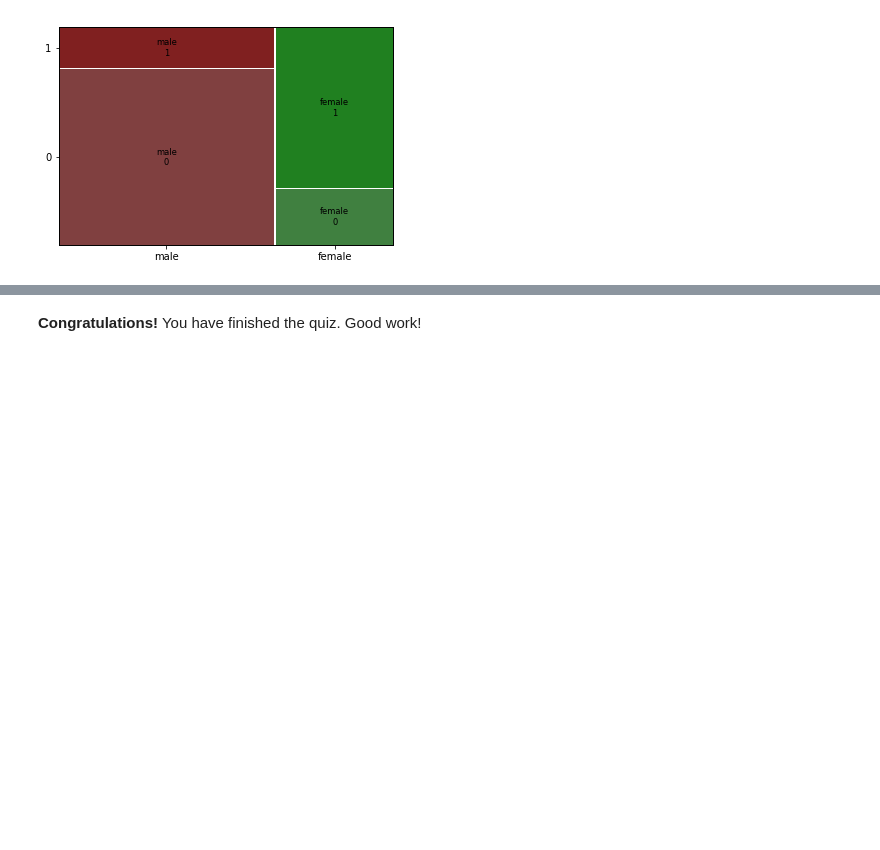
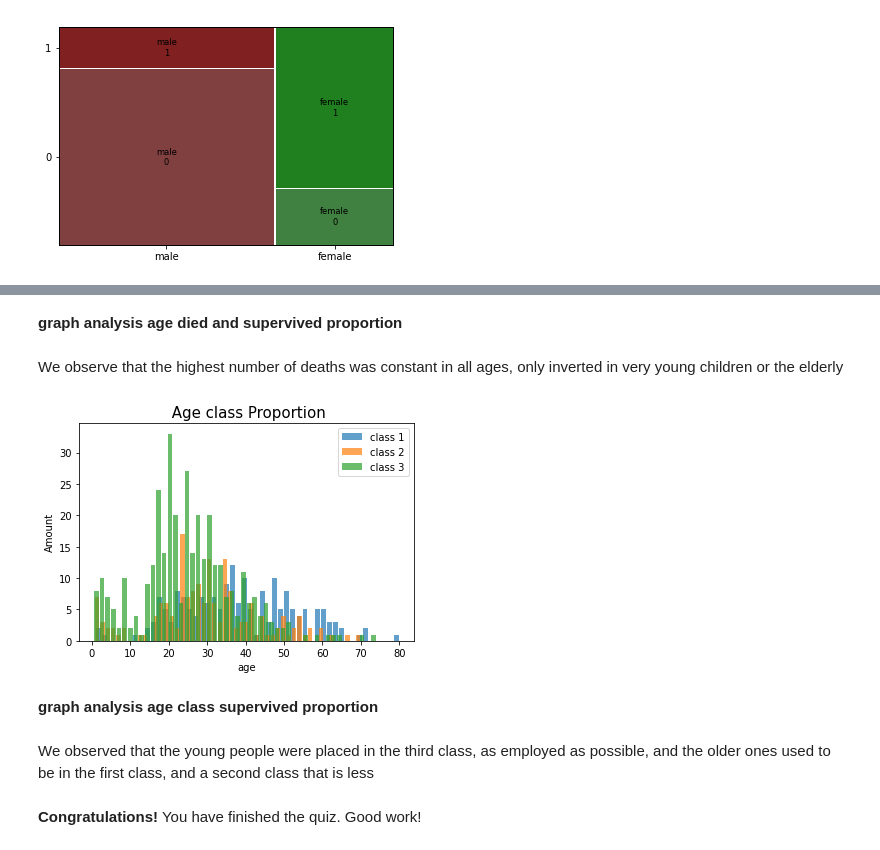
Before and after one commit to ycaparicioa/MetNumUN2023I, a Jupyter notebook: Quiz3/ycaparicioa_Quiz_3_Python_Pandas_UNCode.ipynb, the cells around one changed output, grey strips where cells are left out. Drawn from its saved outputs; the diff is of its cells as text; code cells hidden in the pictures; blank space fills up the shorter version.

```diff
--- a/Quiz3/ycaparicioa_Quiz_3_Python_Pandas_UNCode.ipynb
+++ b/Quiz3/ycaparicioa_Quiz_3_Python_Pandas_UNCode.ipynb
@@ -768,3 +738,21 @@ Compara la cantidad de supervivientes por edad
+# %% [markdown]
+**graph analysis age died and supervived proportion**
+# %% [markdown]
+We observe that the highest number of deaths was constant in all ages, only inverted in very young children or the elderly
+# %%
+titanic.groupby('Pclass').Age.hist(bins = 50, rwidth = 0.8, alpha = 0.7)
+plt.grid(False)
+plt.xlabel("age")
+plt.ylabel("Amount")
+plt.title(" Age class Proportion" , fontsize=15)
+plt.legend(['class 1','class 2','class 3']);
+plt.show()
+# %% [output]
+[figure, added]
+# %% [markdown]
+**graph analysis age class supervived proportion**
+# %% [markdown]
+We observed that the young people were placed in the third class, as employed as possible, and the older ones used to be in the first class, and a second class that is less
 # %% [markdown]
 **Congratulations!** You have finished the quiz. Good work!
 # %% [markdown]
```
Also changed, not shown: parts of 20 cells of this notebook.
